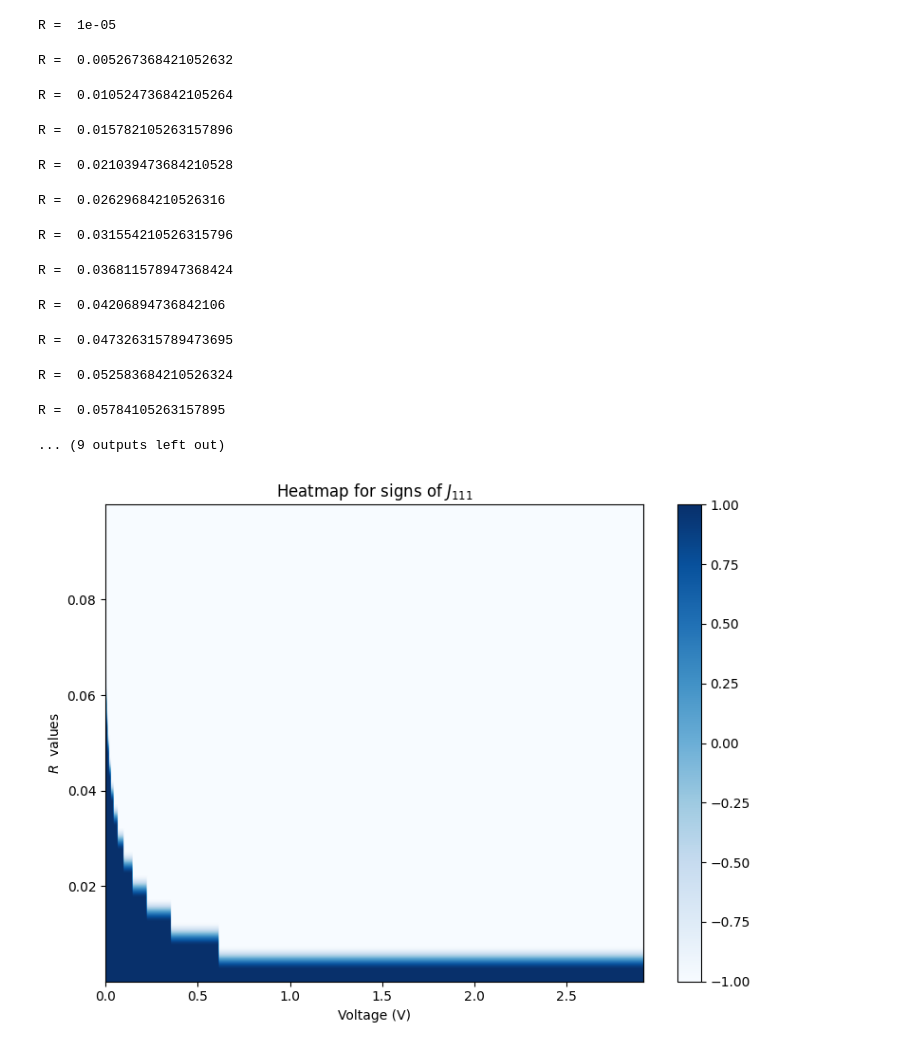
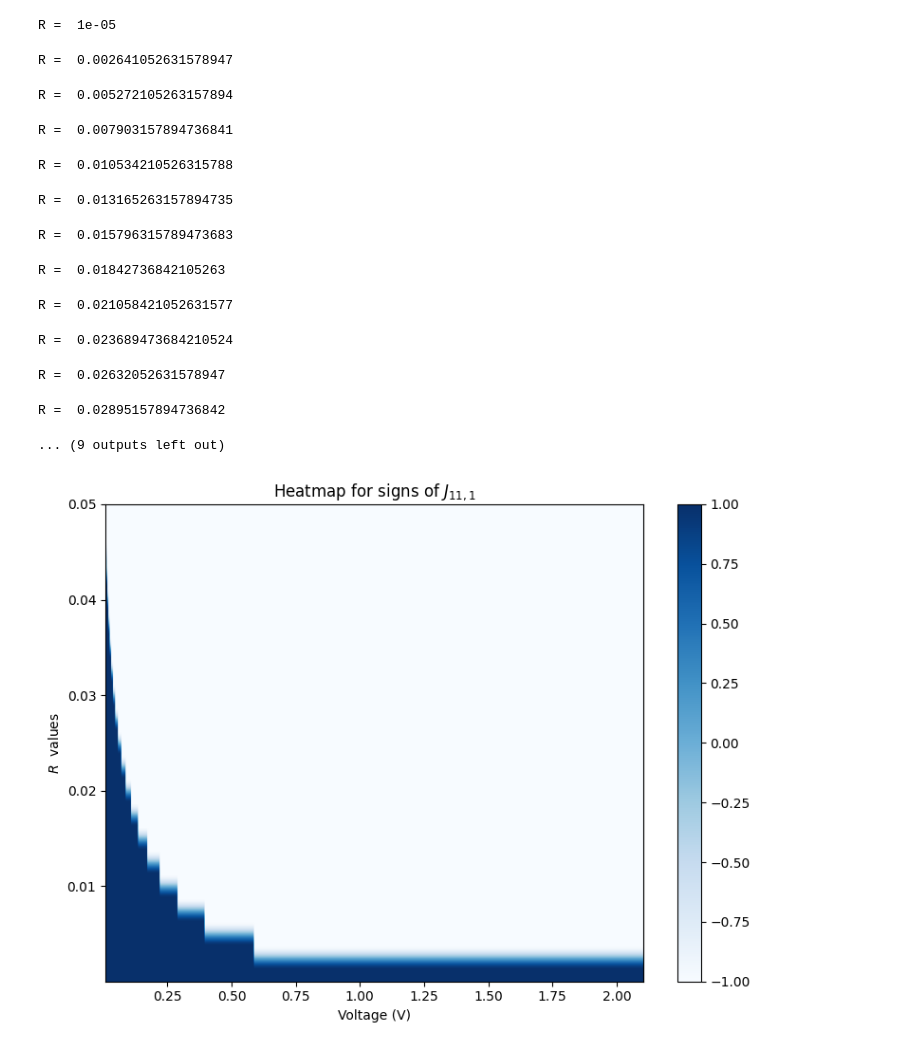
Before and after one commit to Hamid-Mofidi/HS_PNP, a Jupyter notebook: 2024.04/hspnp-zero-current.ipynb, the cells around one changed output. Saved outputs shown, nothing was run; the diff lists cells and outputs as text; code cells hidden in the pictures.

```diff
--- a/2024.04/hspnp-zero-current.ipynb
+++ b/2024.04/hspnp-zero-current.ipynb
@@ -12,16 +12,16 @@ def required_funcs(alpha, beta, z1, z2, L, R, V, lmbd):
 
     # first order terms in Q (d=0):
     c101_a = z2  * alpha  *  (phi00_b - phi00_a) / (z1 - z2) - 1 / (2 * (z1 - z2))
-    c101_b = z2 * (1-beta) * (phi00_b - phi00_a) / (z1 - z2) - 1 / (2 * (z1 - z2))
+    c101_b = z2 * (1-beta) * (phi00_a - phi00_b) / (z1 - z2) - 1 / (2 * (z1 - z2))
     #capital_phi =  phi00_a - phi00_b
     phi10_a = (( (lmbd * z1 - z2) * (L - R) * V) / (z1 * z2 * np.log(L / R)) *
-                ((alpha * ((L + R) - alpha * (L - R))) / ((1 - alpha) * L + alpha * R) -
+                ((alpha * ((L + R) - alpha * (L - R)) ) / ((1 - alpha) * L + alpha * R) -
                 2 / np.log(L / R) * np.log(L / ((1 - alpha) * L + alpha * R))) +
                 ((1 - lmbd) * (L - R)) / (z1 * z2 * np.log(L / R)) * np.log(L / ((1 - alpha) * L + alpha * R)) -
                 (1 - lmbd) * alpha * (L - R) / (z1 * z2))
 
     phi10_b = (( (lmbd * z1 - z2) * (L - R) * V) / (z1 * z2 * np.log(L / R)) *
-                (((beta - 1) * ((L + R) + (1 - beta) * (L - R))) / ((1 - beta) * L + beta * R) -
+                (((beta - 1) * ((L + R) + (1 - beta) * (L - R)) ) / ((1 - beta) * L + beta * R) -
                 2 / np.log(L / R) * np.log(R / ((1 - beta) * L + beta * R))) +
                 ((1 - lmbd) * (L - R)) / (z1 * z2 * np.log(L / R)) * np.log(R / ((1 - beta) * L + beta * R)) +
                 (1 - lmbd) * (1 - beta) * (L - R) / (z1 * z2))
@@ -184,9 +184,9 @@ plt.show()
 # %%
 # Define the ranges for L and R
-L_values = np.linspace(0.00001, 0.1-0.0001, 20)
+L_values = np.linspace(0.00001, 0.05, 20)
 #L_values = [0.05,  0.95, 1.05,  2]
 R = 0.1
-Q = 0.01
+Q = 0.001
 
 # Initialize matrices for signs_J1 and signs_J2
 lenL = len(L_values)
@@ -382,9 +382,9 @@ plt.show()
 # %%
 # Define the ranges for L and R
 L = 0.1
-R_values = np.linspace(0.00001, 0.1-0.0001, 20)
+R_values = np.linspace(0.00001, 0.05, 20)
 #L_values = [0.05,  0.95, 1.05,  2]
-Q = 0.01
+Q = 0.001
 
 # Initialize matrices for signs_J1 and signs_J2
 lenR = len(R_values)
@@ -496,17 +496,17 @@ print("Minimum V_zero:", min_V)
 print("Maximum V_zero:", max_V)
 # %% [output]
 R =  1e-05
-R =  0.005267368421052632
+R =  0.002641052631578947
-R =  0.010524736842105264
+R =  0.005272105263157894
-R =  0.015782105263157896
+R =  0.007903157894736841
-R =  0.021039473684210528
+R =  0.010534210526315788
-R =  0.02629684210526316
+R =  0.013165263157894735
-R =  0.031554210526315796
+R =  0.015796315789473683
-R =  0.036811578947368424
+R =  0.01842736842105263
-R =  0.04206894736842106
+R =  0.021058421052631577
-R =  0.047326315789473695
+R =  0.023689473684210524
-R =  0.052583684210526324
+R =  0.02632052631578947
-R =  0.05784105263157895
+R =  0.02895157894736842
 ... (9 outputs left out)
 # %%
 # Create a matrix to store the heatmap values
@@ -535,24 +535,24 @@ for i in range(len(V_critic)):
 # %%
 import matplotlib.pyplot as plt
 
 # Assuming Jsign_func1 is your heatmap data for signs_J1
 
 # Plot the heatmap for signs_J1 only
 fig, ax = plt.subplots(figsize=(8, 6))
 
 img1 = ax.imshow(Jsign_func1, cmap='Blues', extent=[V_range[0], V_range[-1], R_values[-1], R_values[0]],
                  aspect='auto', vmin=-1, vmax=1)
 ax.set_xlabel('Voltage (V)')
 ax.set_ylabel('$R~$ values')
-ax.set_title(r'Heatmap for signs of $J_{111}$')
+ax.set_title(r'Heatmap for signs of $J_{11,1}$')
 ax.set_xlim(min_V, max_V)
 ax.set_ylim(R_values[0], R_values[-1])  # Reverse the y-axis
 
 # Add colorbar
 fig.colorbar(img1, ax=ax)
 
 # Adjust layout for better spacing
 plt.tight_layout()
 plt.show()
 # %% [output]
-[figure, old version]
+[figure, new version]
```
Also changed, not shown: parts of 3 cells of this notebook.
